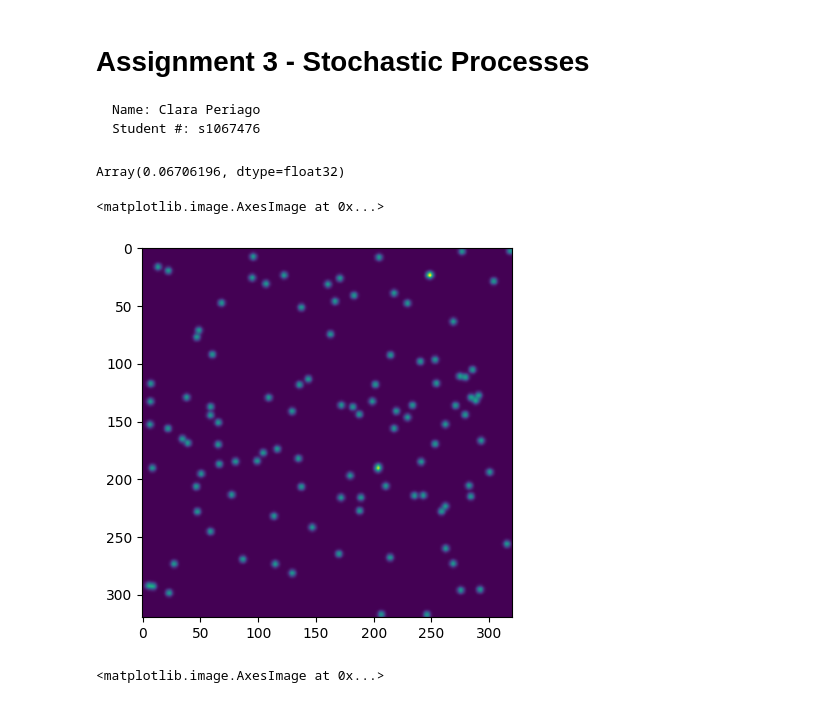
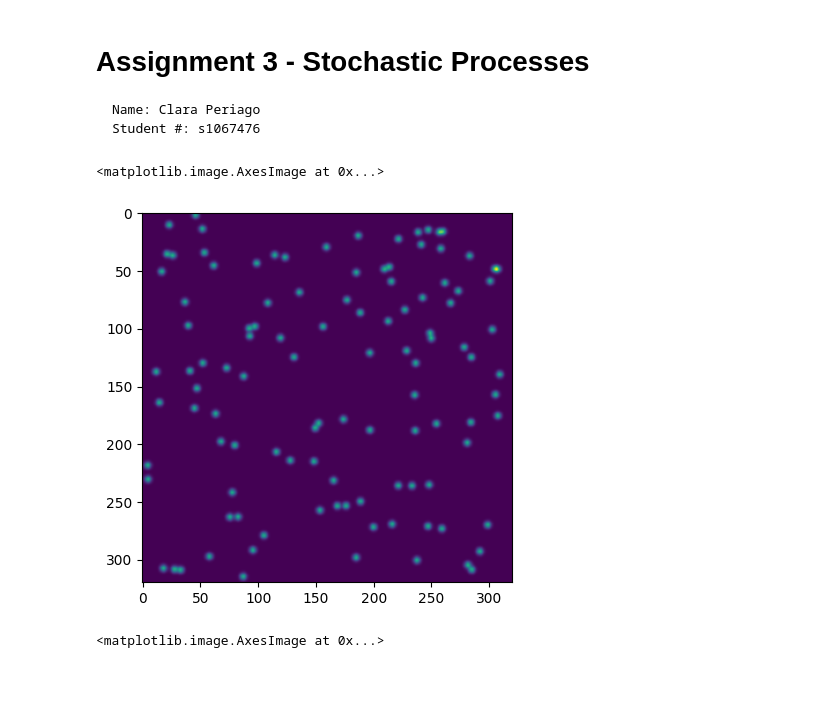
Before and after one commit to szethh/complex-adaptive-systems, a Jupyter notebook: project/project.ipynb, the cells around one changed output. Saved outputs shown, nothing was run; the diff lists cells and outputs as text; code cells hidden in the pictures.

Commit message:
second bunny species

```diff
--- a/project/project.ipynb
+++ b/project/project.ipynb
@@ -129,41 +138,47 @@ def get_heightmap(w, h, seed, scale=24., regenerate=False):
 # %%
 dt = 1.
 t = jnp.arange(0, 5000, dt)
-dK = jnp.array([1.0, 0.5])
+dK = jnp.array([1.0, 0.5, 0.5])
 w, h = 320, 320
 wh = jnp.array([w, h])
+
+nK = len(dK) - 1 # number of bunny species
 
 grid = jnp.stack(
     [
         jnp.ones(shape=(w, h)),#, dtype=jnp.uint8),
+        jnp.zeros(shape=(w, h)),#, dtype=jnp.uint8)
         jnp.zeros(shape=(w, h))#, dtype=jnp.uint8)
     ]
 )
 
 seed_size = 110
 key = jr.key(42)
-seed_locations = jr.uniform(key, shape=(seed_size, 2), minval=0., maxval=wh)
+seed_locations = jr.uniform(key, shape=(nK, seed_size, 2), minval=0., maxval=wh)
 # grid = grid.at[
 #     1,
 #     int(w / 2) - int(seed_size / 2) : int(w / 2) + int(seed_size / 2) + 1,
 #     int(h / 2) - int(seed_size / 2) : int(h / 2) + int(seed_size / 2) + 1,
 # ].set(.4*jnp.ones((seed_size, seed_size)))#, dtype=jnp.uint8) * 255)
-for x, y in seed_locations:
-    grid = draw_circle(grid, x, y, 2, .6, channel=1)
+for i, channel in enumerate(seed_locations):
+    for x, y in channel:
+        grid = draw_circle(grid, x, y, 2, .6, channel=i+1)
 # grid = draw_circle(grid, w//2-5, h//2-5, 5, .4, channel=1)
 heightmap = get_heightmap(w, h, seed=42)
 
-solver = bunny_dynamics(dK, dt, .0367, .0649, 1., terrain=heightmap)
+solver = bunny_dynamics(
+    dK, dt,
+    feed=.0367,
+    kill=jnp.array([.0649, .05]),
+    reproduction=jnp.array([1., .75]),
+    terrain=heightmap
+)
 s0 = grid  # initial state
-# %%
-heightmap.min()
-# %% [output]
-Array(0.06706196, dtype=float32)
 # %%
-plt.imshow(s0[1])
+plt.imshow(s0[2])
 # %% [output]
 <matplotlib.image.AxesImage at 0x...>
-[figure, old version]
+[figure, new version]
 # %%
 plt.imshow(heightmap)
 # %% [output]
```
Also changed, not shown: parts of 2 cells of this notebook.
